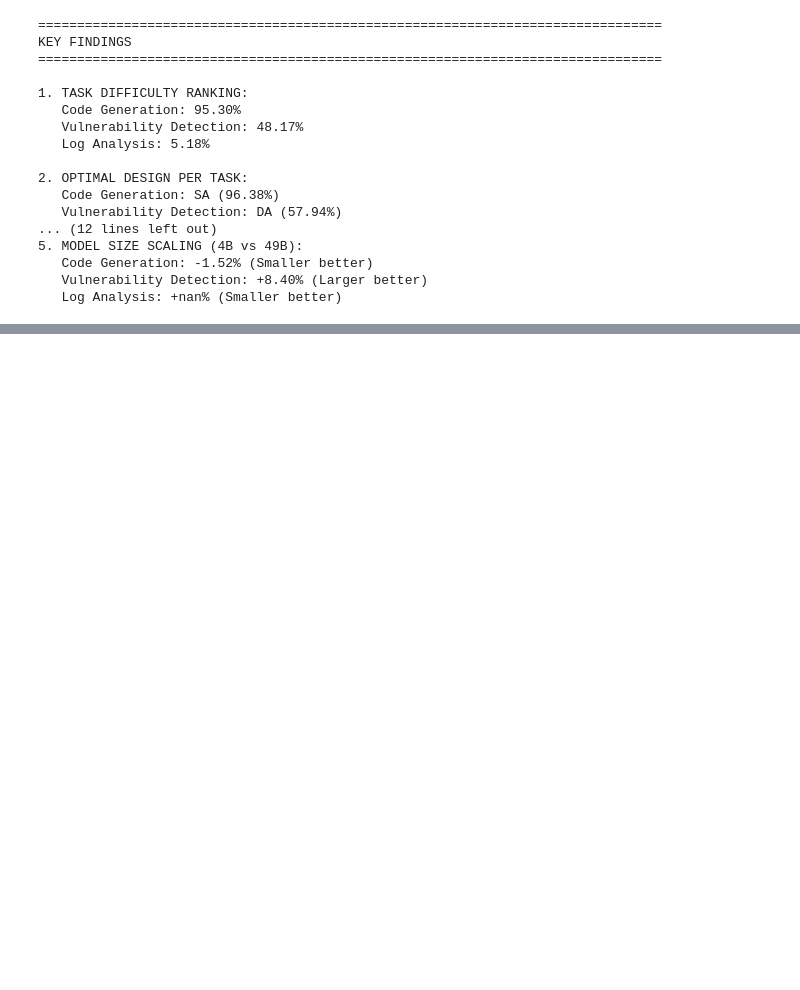
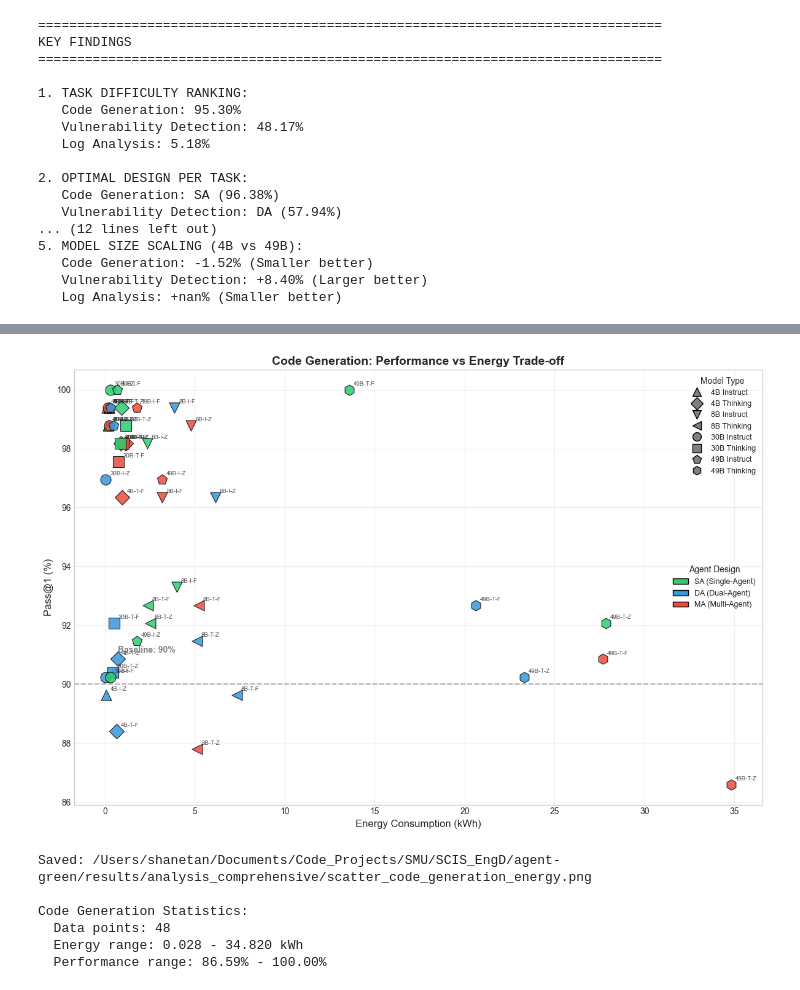
Before and after one commit to unused1/agent-green, a Jupyter notebook: notebooks/comprehensive_performance_analysis.ipynb, the cells around one changed output, grey strips where cells are left out. Drawn from its saved outputs; the diff is of its cells as text; code cells hidden in the pictures; blank space fills up the shorter version.

```diff
--- a/notebooks/comprehensive_performance_analysis.ipynb
+++ b/notebooks/comprehensive_performance_analysis.ipynb
@@ -719,0 +728,23 @@ KEY FINDINGS
+# %%
+# Load emissions data
+emissions_df = pd.read_csv(RESULTS_DIR / 'consolidated_emissions.csv')
+
+print(f"Emissions records: {len(emissions_df)}")
+print(f"\nEmissions breakdown by task:")
+print(emissions_df['task'].value_counts())
+
+# Select relevant columns for merging
+emissions_cols = ['model', 'parameters_b', 'design', 'task', 'mode', 'prompting', 'total_energy_kwh']
+emissions_subset = emissions_df[emissions_cols].copy()
+
+# Merge performance and emissions data
+merged_df = pd.merge(
+    perf_df,
+    emissions_subset,
+    on=['model', 'parameters_b', 'design', 'task', 'mode', 'prompting'],
+    how='inner'
+)
+
+print(f"\nMerged records: {len(merged_df)}")
+print(f"\nMerged data by task:")
+print(merged_df['task'].value_counts())
@@ -719,0 +1001,12 @@ KEY FINDINGS
+# %%
+# Code Generation: Pass@1 vs Energy (legends at top right)
+create_individual_scatter('code_generation', 'scatter_code_generation_energy.png',
+                          marker_legend_loc='upper right', color_legend_loc='right')
+# %% [output]
+[figure, added]
+Saved: /Users/shanetan/Documents/Code_Projects/SMU/SCIS_EngD/agent-green/results/analysis_comprehensive/scatter_code_generation_energy.png
+
+Code Generation Statistics:
+  Data points: 48
+  Energy range: 0.028 - 34.820 kWh
+  Performance range: 86.59% - 100.00%
```
Also changed, not shown: parts of 10 cells of this notebook, 35 other files.
